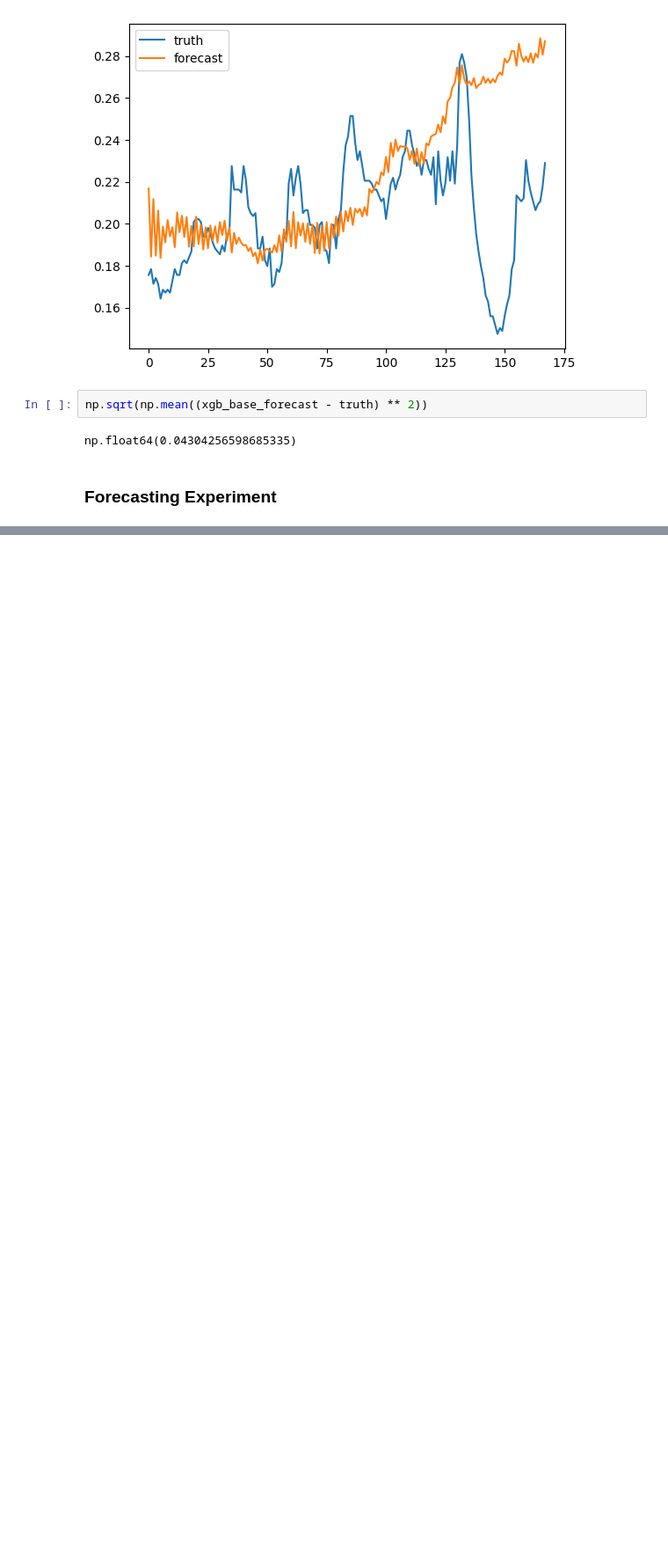
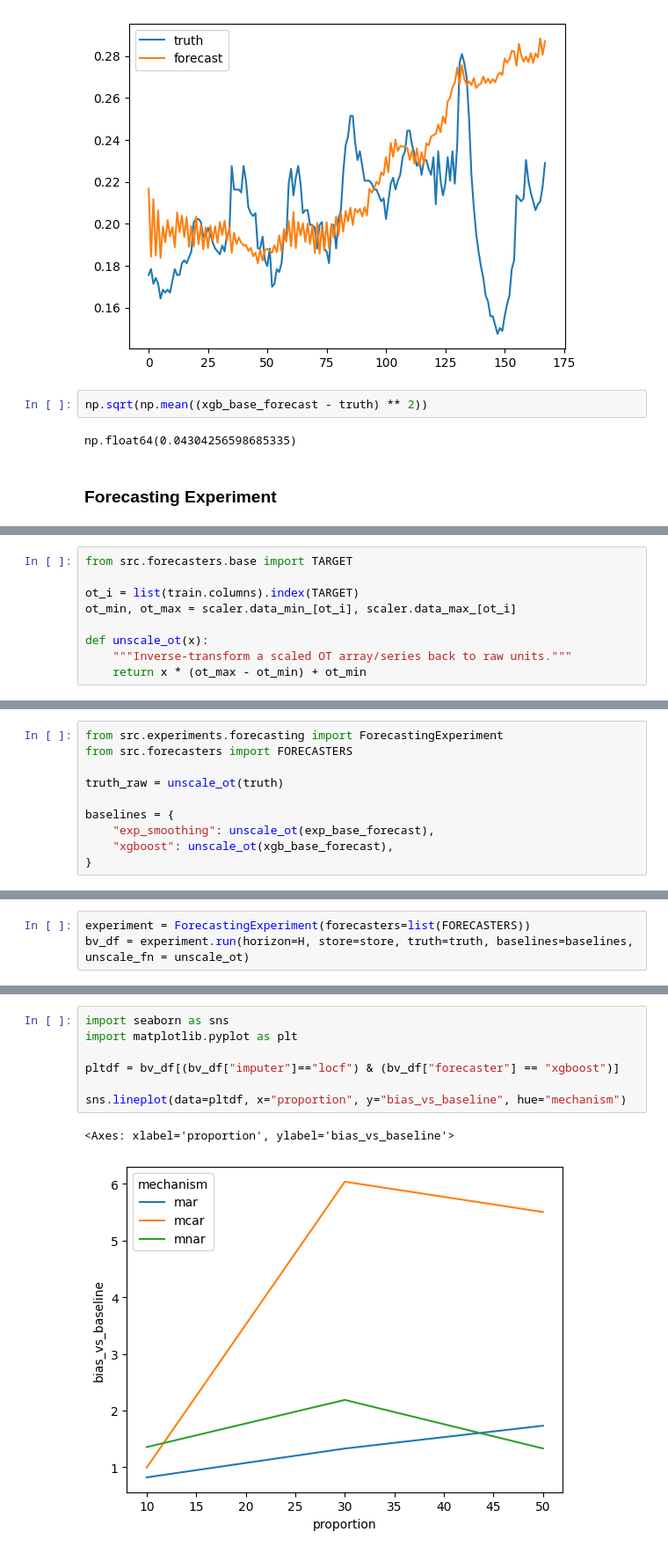
Before and after one commit to stuart-n-wilson/dissertation, a Jupyter notebook: notebooks/03_forecasting.ipynb, the cells around one changed output, grey strips where cells are left out. Shown at 88% size. Drawn from its saved outputs; the diff is of its cells as text; blank space fills up the shorter version.

Commit message:
"Unscaled OT for b-v decomp."

```diff
--- a/notebooks/03_forecasting.ipynb
+++ b/notebooks/03_forecasting.ipynb
@@ -151,0 +114,9 @@ bv_df[(bv_df["proportion"] == 50) & (bv_df["imputer"] == "locf")]
+# %%
+from src.forecasters.base import TARGET
+
+ot_i = list(train.columns).index(TARGET)
+ot_min, ot_max = scaler.data_min_[ot_i], scaler.data_max_[ot_i]
+
+def unscale_ot(x):
+    """Inverse-transform a scaled OT array/series back to raw units."""
+    return x * (ot_max - ot_min) + ot_min
@@ -151,0 +125,10 @@ bv_df[(bv_df["proportion"] == 50) & (bv_df["imputer"] == "locf")]
+# %%
+from src.experiments.forecasting import ForecastingExperiment
+from src.forecasters import FORECASTERS
+
+truth_raw = unscale_ot(truth)
+
+baselines = {
+    "exp_smoothing": unscale_ot(exp_base_forecast),
+    "xgboost": unscale_ot(xgb_base_forecast),
+}
@@ -151,0 +137,3 @@ bv_df[(bv_df["proportion"] == 50) & (bv_df["imputer"] == "locf")]
+# %%
+experiment = ForecastingExperiment(forecasters=list(FORECASTERS))
+bv_df = experiment.run(horizon=H, store=store, truth=truth, baselines=baselines, unscale_fn = unscale_ot)
@@ -151,0 +164,10 @@ bv_df[(bv_df["proportion"] == 50) & (bv_df["imputer"] == "locf")]
+# %%
+import seaborn as sns
+import matplotlib.pyplot as plt
+
+pltdf = bv_df[(bv_df["imputer"]=="locf") & (bv_df["forecaster"] == "xgboost")]
+
+sns.lineplot(data=pltdf, x="proportion", y="bias_vs_baseline", hue="mechanism")
+# %% [output]
+<Axes: xlabel='proportion', ylabel='bias_vs_baseline'>
+[figure, added]
```
Also changed, not shown: parts of 9 cells of this notebook, 1 other file.
